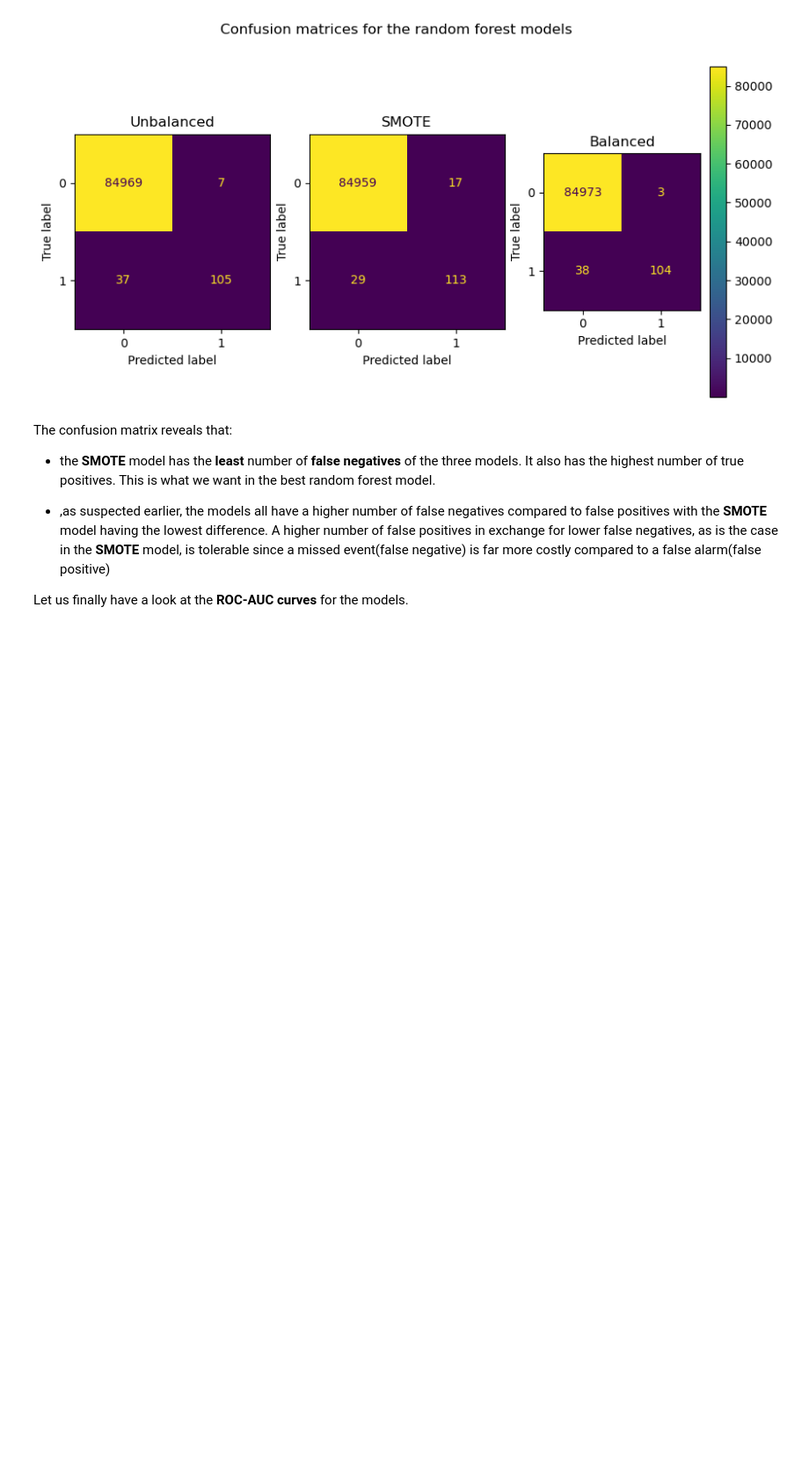
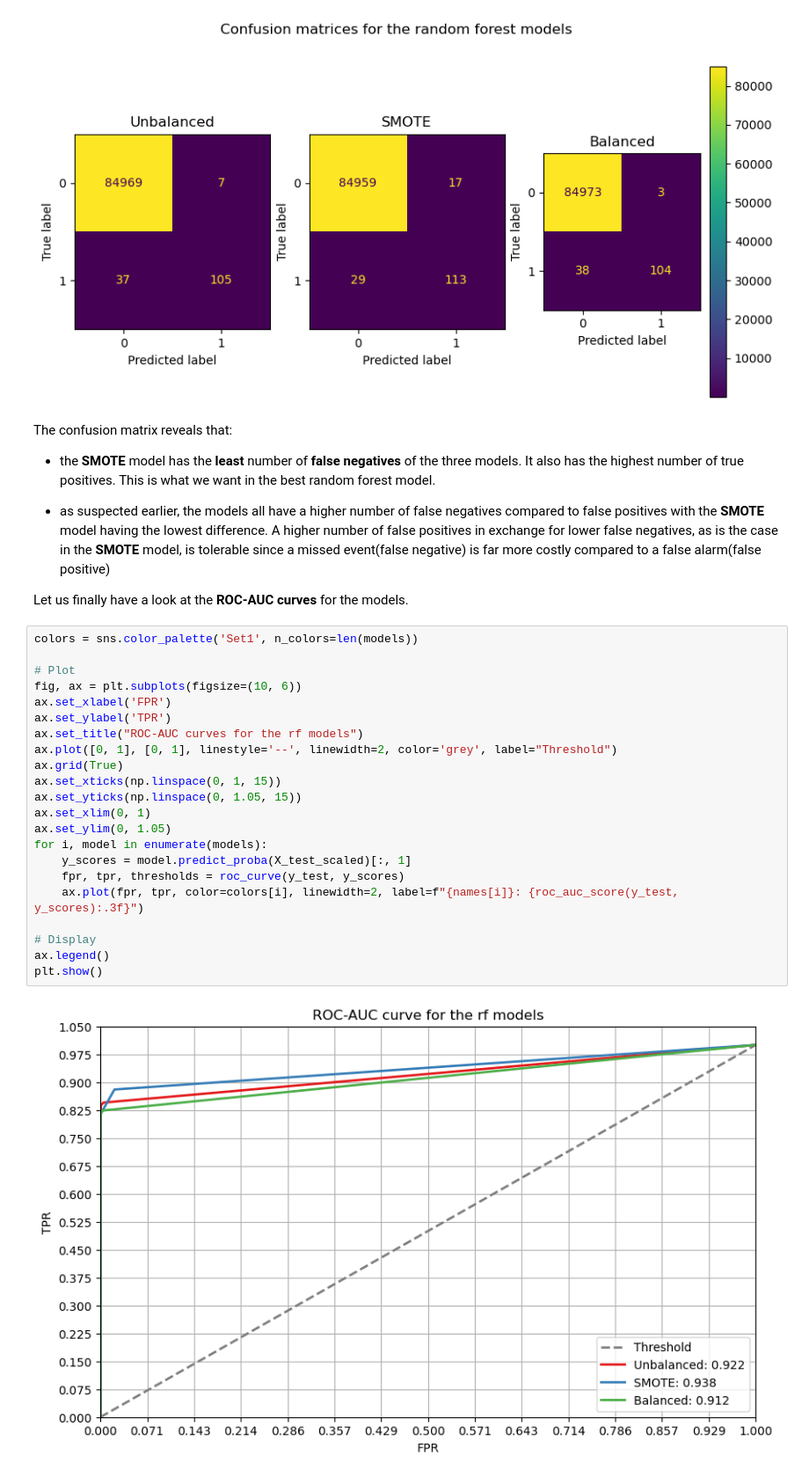
Before and after one commit to NgundoMuithya/Kaggle_Credit_Card_Fraud_Detection, a Jupyter notebook: notebook.ipynb, the cells around one changed output. Shown: that part at 88% size. Cells and saved outputs as stored; diff of their text form; blank space fills up the shorter version.

Commit message:
Finish ROC curve evaluation of rf models. Identified SMOTE model as best rf model. Begin on decision tree.

```diff
--- a/notebook.ipynb
+++ b/notebook.ipynb
@@ -1130,6 +1130,30 @@ The confusion matrix reveals that:
 
 * the **SMOTE** model has the **least** number of **false negatives** of the three models. It also has the highest number of true positives. This is what we want in the best random forest model.
 
-* ,as suspected earlier, the models all have a higher number of false negatives compared to false positives with the **SMOTE** model having the lowest difference. A higher number of false positives in exchange for lower false negatives, as is the case in the **SMOTE** model, is tolerable since a missed event(false negative) is far more costly compared to a false alarm(false positive)
+* as suspected earlier, the models all have a higher number of false negatives compared to false positives with the **SMOTE** model having the lowest difference. A higher number of false positives in exchange for lower false negatives, as is the case in the **SMOTE** model, is tolerable since a missed event(false negative) is far more costly compared to a false alarm(false positive)
 
 Let us finally have a look at the **ROC-AUC curves** for the models.
+# %%
+colors = sns.color_palette('Set1', n_colors=len(models))
+
+# Plot
+fig, ax = plt.subplots(figsize=(10, 6))
+ax.set_xlabel('FPR')
+ax.set_ylabel('TPR')
+ax.set_title("ROC-AUC curves for the rf models")
+ax.plot([0, 1], [0, 1], linestyle='--', linewidth=2, color='grey', label="Threshold")
+ax.grid(True)
+ax.set_xticks(np.linspace(0, 1, 15))
+ax.set_yticks(np.linspace(0, 1.05, 15))
+ax.set_xlim(0, 1)
+ax.set_ylim(0, 1.05)
+for i, model in enumerate(models):
+    y_scores = model.predict_proba(X_test_scaled)[:, 1]
+    fpr, tpr, thresholds = roc_curve(y_test, y_scores)
+    ax.plot(fpr, tpr, color=colors[i], linewidth=2, label=f"{names[i]}: {roc_auc_score(y_test, y_scores):.3f}")
+
+# Display
+ax.legend()
+plt.show()
+# %% [output]
+[figure, added]
```
Also changed, not shown: parts of 3 cells of this notebook.
